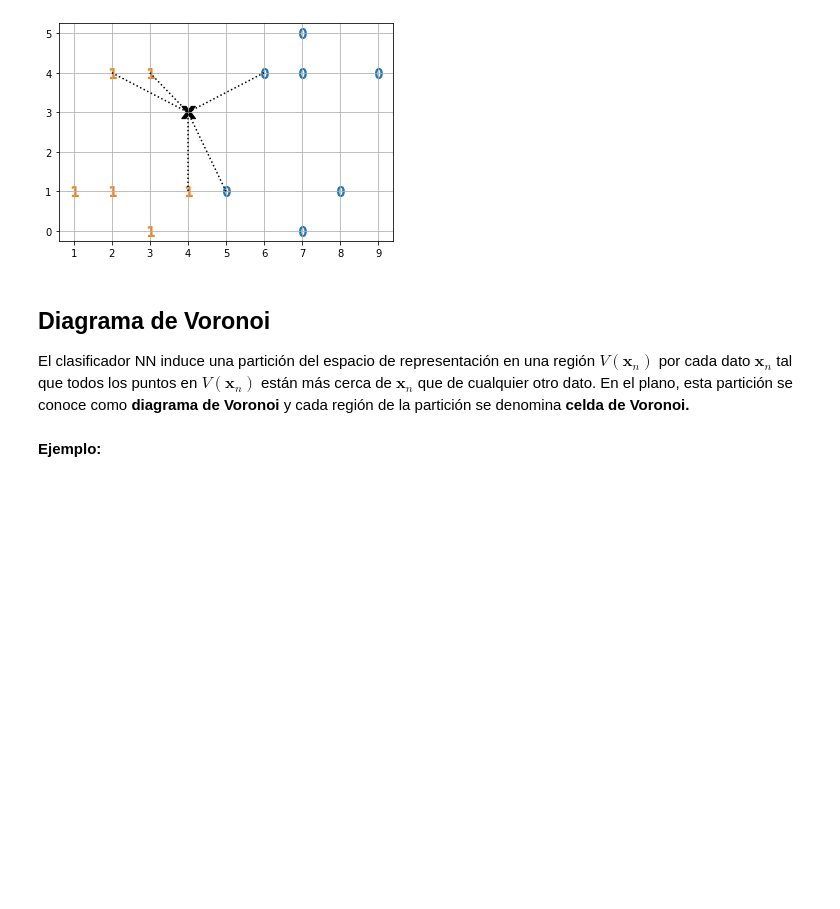
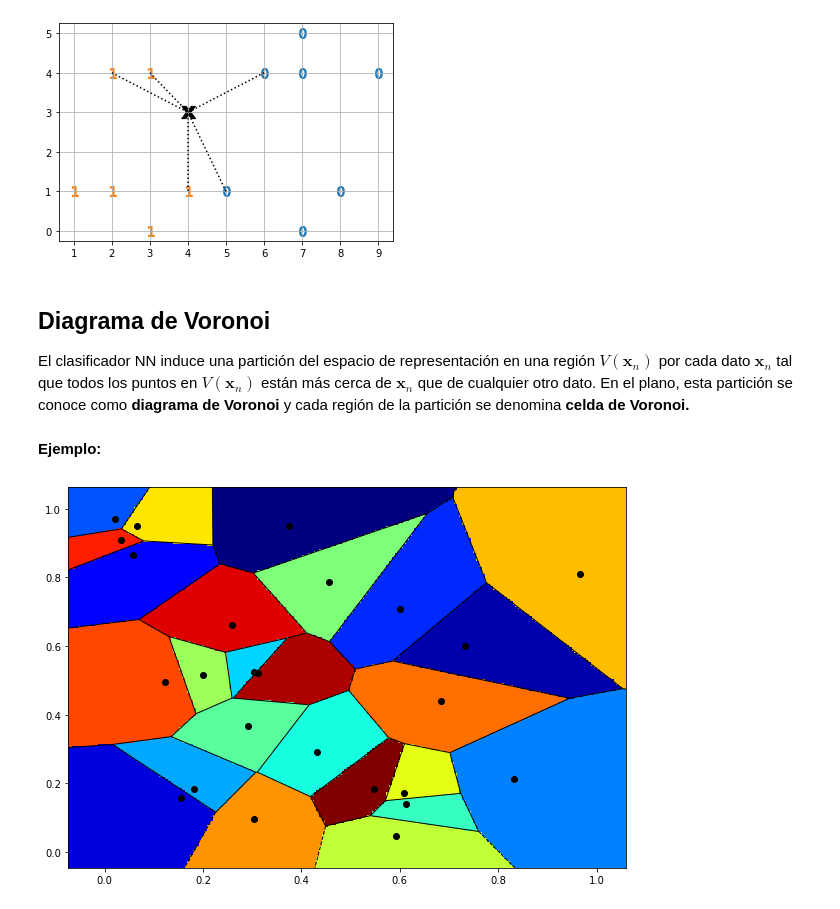
Before and after one commit to AlfonsJ/2024_07_31_PER2324, a Jupyter notebook: 05_kvec/5.01 K-vecinos más próximos.ipynb, the cells around one changed output. Drawn from its saved outputs; the diff is of its cells as text; code cells hidden in the pictures; blank space fills up the shorter version.

```diff
--- a/05_kvec/5.01 K-vecinos más próximos.ipynb
+++ b/05_kvec/5.01 K-vecinos más próximos.ipynb
@@ -68,18 +58,20 @@ points = rng.random((10,2))
 # %%
+import numpy as np
+import matplotlib.pyplot as plt
+from scipy.spatial import KDTree, Voronoi, voronoi_plot_2d
 
-print('Using scipy.spatial.voronoi_plot_2d, wait...')
-voronoi_plot_2d(vor)
-xlim = plt.xlim()
-ylim = plt.ylim()
-plt.savefig('knnVoronoiMesh.eps')
-plt.show()
-
-print('Using scipy.spatial.KDTree, wait a few seconds...')
-plt.figure()
+np.random.seed(42)
+data = np.random.rand(25, 2)
+vor = Voronoi(data)
+fig, ax = plt.subplots(figsize=(10,7))
+voronoi_plot_2d(vor, ax=ax, show_vertices=False)
+xlim = plt.xlim(); ylim = plt.ylim()
 tree = KDTree(data)
 x = np.linspace(xlim[0], xlim[1], 200)
 y = np.linspace(ylim[0], ylim[1], 200)
 xx, yy = np.meshgrid(x, y)
 xy = np.c_[xx.ravel(), yy.ravel()]
 plt.plot(data[:, 0], data[:, 1], 'ko')
-plt.pcolormesh(x, y, tree.query(xy)[1].reshape(200, 200), cmap='jet')
+plt.pcolormesh(x, y, tree.query(xy)[1].reshape(200, 200), cmap='jet');
+# %% [output]
+[figure, added]
```
Also changed, not shown: parts of 1 cell of this notebook.
